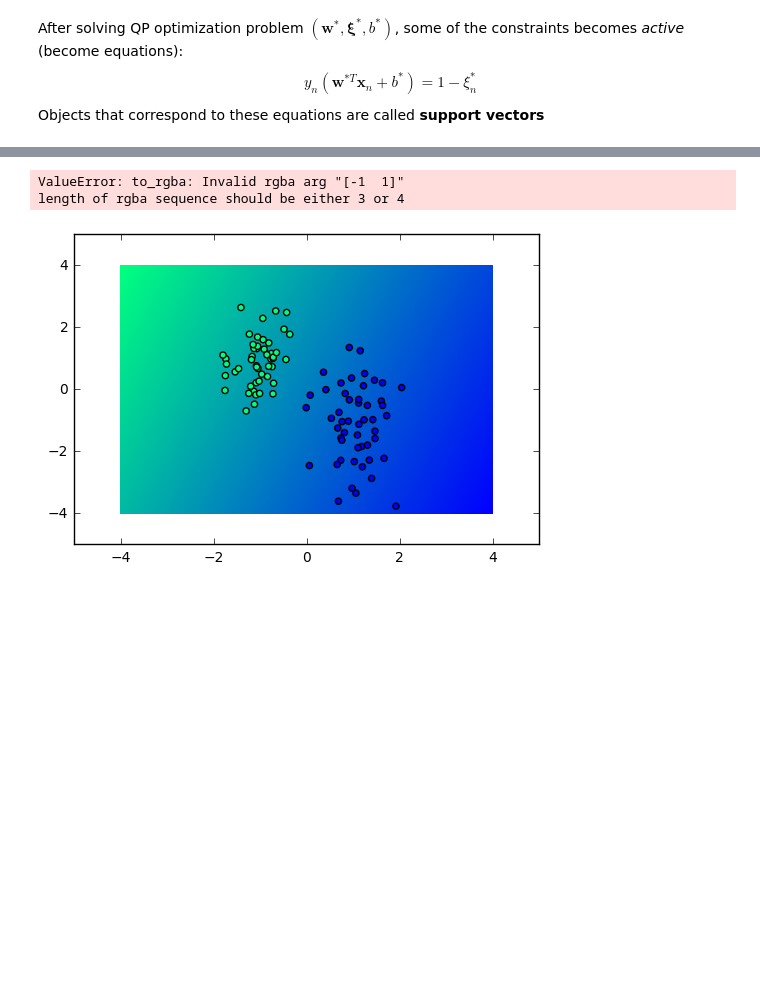
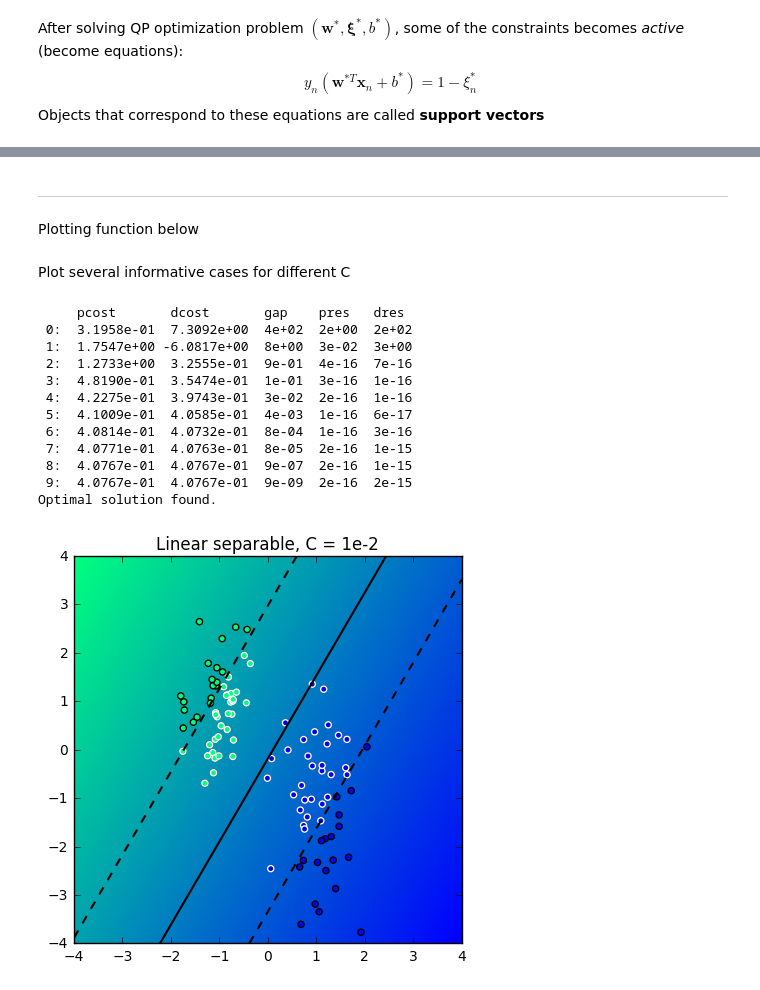
Before and after one commit to Anastasiia-Grishina/ML-DM, a Jupyter notebook: Grishina Anastasiia Lab #3 SVM (QP, Kernel trick).ipynb, the cells around one changed output, grey strips where cells are left out. Saved outputs shown, nothing was run; the diff lists cells and outputs as text; code cells hidden in the pictures; blank space fills up the shorter version.

```diff
--- a/Grishina Anastasiia Lab #3 SVM (QP, Kernel trick).ipynb
+++ b/Grishina Anastasiia Lab #3 SVM (QP, Kernel trick).ipynb
@@ -324,10 +294,10 @@ class LinearSVM(BaseEstimator):
 
         qp_sln = solvers.qp ( P, q, G, h )
 
-        dim = X.shape[1]
         self.weights_ = qp_sln['x'][:d]
-        self.bias_ = qp_sln['x'][len(qp_sln['x'] ) - 1]# n + d
+        self.bias_ = - qp_sln['x'][len(qp_sln['x'] ) - 1]# n + d
         self.ksi_ = qp_sln['x'][d:len(qp_sln['x'] ) - 1]
+        self.supp_ = self.find_support ( X, y )
 #         raise NotImplementedError()
         return {'weights': self.weights_, 'bias': self.bias_ }
 
@@ -355,7 +325,7 @@ class LinearSVM(BaseEstimator):
     def _form_P ( self, n, d ):
         P = np.zeros( ( n + d + 1, n + d + 1 ) )
         for i in range (0, d):
-            P[i,i] = 2
+            P[i,i] = 1
         return P
 
     def _form_q ( self, n, d ):
@@ -364,9 +334,14 @@ class LinearSVM(BaseEstimator):
             q[i] = self.C
         return q
 
+    def find_support ( self, X, y ):
+        supp = [i for i in range(X.shape[0]) \
+                           if np.isclose( y[i] * self.predict_proba ( X[i] ), 1 - self.ksi_[i] ) ]
+        return supp
+
 
     def predict_proba(self, X):
-        return (np.dot(X, self.weights_) + self.bias_).flatten()
+        return (np.dot(X, self.weights_) - self.bias_).flatten()
 
     def predict(self, X):
         return np.sign(self.predict_proba(X))
@@ -543,6 +393,0 @@ So, it`s better to choose C in [0., 1.]
-# %%
-model = LinearSVM ( C = 0.4 )
-fit = model.fit(lin_sep['X'], lin_sep['y'])
-print( model.weights_ )
-# print( model.bias_ )
-plot_hyperplane( model, lin_sep )
@@ -632,9 +410,0 @@ print( find_support ( model, lin_sep ))
-# %%
-model = LinearSVM ( C = 1e-1 )
-fit = model.fit(lin_sep['X'], lin_sep['y'])
-support = find_support ( model, lin_sep )
-
-# type(lin_sep)
-sv = {'X': np.take( lin_sep['X'], support.astype(int) ),\
-      'y': np.take( lin_sep['y'], support.astype(int) ) }
-print( support.astype(int)  )
@@ -659,17 +411,4 @@ print( support.astype(int)  )
-# %%
-xx, yy = np.meshgrid(xvals, yvals)
-prob = model.predict_proba(np.c_[xx.ravel(), yy.ravel()])
-zz = np.reshape(prob, xx.shape)
-# Decision rule color encoding
-plt.pcolormesh(xx, yy, zz, cmap='winter', zorder=0)
-plt.scatter(train_X_y['X'][:,0], train_X_y['X'][:,1], c=train_X_y['y'], cmap='winter')
-plt.scatter(sv['X'][:,0], sv['X'][:,1], c = sv['y'], cmap='winter', marker='+')
-# Level lines of 0.5
-plt.contour(xx, yy, zz+1, levels=(0.5,), colors='k', linewidths=1.5, zorder=1, linestyles='--')
-plt.contour(xx, yy, zz-1, levels=(0.5,), colors='k', linewidths=1.5, zorder=1, linestyles='--')
-plt.contour(xx, yy, zz, levels=(0.5,), colors='k', linewidths=1.5, zorder=1)
-_ = plt.title('Linear SVM C = 1e-1')
-# %% [output]
-ValueError: to_rgba: Invalid rgba arg "[-1  1]"
-length of rgba sequence should be either 3 or 4
-[figure, removed]
+# %% [markdown]
+------------------------------
+# %% [markdown]
+Plotting function below
@@ -675,0 +459,20 @@ length of rgba sequence should be either 3 or 4
+# %% [markdown]
+Plot several informative cases for different C
+# %%
+model = LinearSVM ( C = 1e-2 )
+fit = model.fit(lin_sep['X'], lin_sep['y'])
+plot_hyperplane( model, lin_sep, 'Linear separable, C = 1e-2' )
+# %% [output]
+     pcost       dcost       gap    pres   dres
+ 0:  3.1958e-01  7.3092e+00  4e+02  2e+00  2e+02
+ 1:  1.7547e+00 -6.0817e+00  8e+00  3e-02  3e+00
+ 2:  1.2733e+00  3.2555e-01  9e-01  4e-16  7e-16
+ 3:  4.8190e-01  3.5474e-01  1e-01  3e-16  1e-16
+ 4:  4.2275e-01  3.9743e-01  3e-02  2e-16  1e-16
+ 5:  4.1009e-01  4.0585e-01  4e-03  1e-16  6e-17
+ 6:  4.0814e-01  4.0732e-01  8e-04  1e-16  3e-16
+ 7:  4.0771e-01  4.0763e-01  8e-05  2e-16  1e-15
+ 8:  4.0767e-01  4.0767e-01  9e-07  2e-16  1e-15
+ 9:  4.0767e-01  4.0767e-01  9e-09  2e-16  2e-15
+Optimal solution found.
+[figure, added]
```
Also changed, not shown: parts of 74 cells of this notebook.
